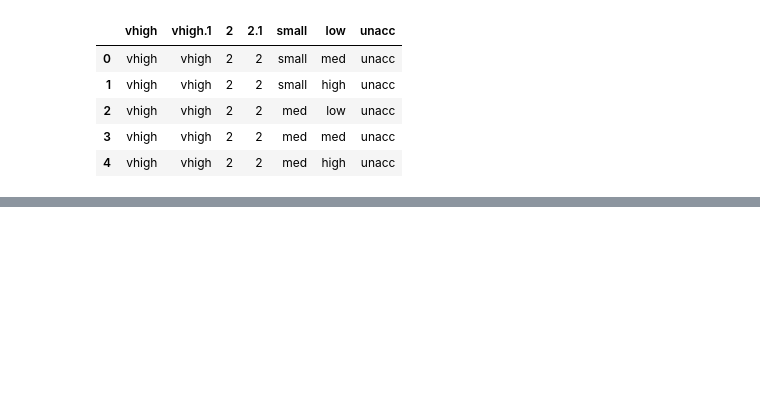
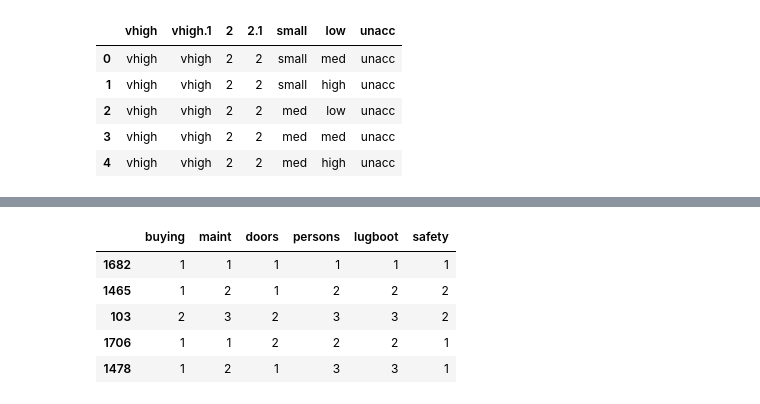
Before and after one commit to AustinKarki/75-Days-of-Coding-Challenge, a Jupyter notebook: DECISIONTREE.ipynb, the cells around one changed output, grey strips where cells are left out. Saved outputs shown, nothing was run; the diff lists cells and outputs as text; code cells hidden in the pictures; blank space fills up the shorter version.

```diff
--- a/DECISIONTREE.ipynb
+++ b/DECISIONTREE.ipynb
@@ -54,0 +115,6 @@ df.head()
+# %%
+X=df.drop(["class"],axis=1) #if u want to take whole except target data
+y=df["class"]
+# %%
+from sklearn.model_selection import train_test_split
+X_train,X_test,y_train,y_test=train_test_split(X,y,test_size=0.2,random_state=100)
@@ -54,0 +150,17 @@ df.head()
+# %%
+# encoders(transform raw data into useful and meaningful features)
+
+import category_encoders as ce
+
+endode=ce.OrdinalEncoder(cols=["buying","maint","doors","persons","lugboot","safety"])
+X_train=endode.fit_transform(X_train)
+X_test=endode.transform(X_test)
+# %%
+X_train.head()
+# %% [output]
+|  | buying | maint | doors | persons | lugboot | safety |
+| 1682 | 1 | 1 | 1 | 1 | 1 | 1 |
+| 1465 | 1 | 2 | 1 | 2 | 2 | 2 |
+| 103 | 2 | 3 | 2 | 3 | 3 | 2 |
+| 1706 | 1 | 1 | 2 | 2 | 2 | 1 |
+| 1478 | 1 | 2 | 1 | 3 | 3 | 1 |
```
Also changed, not shown: parts of 10 cells of this notebook.
